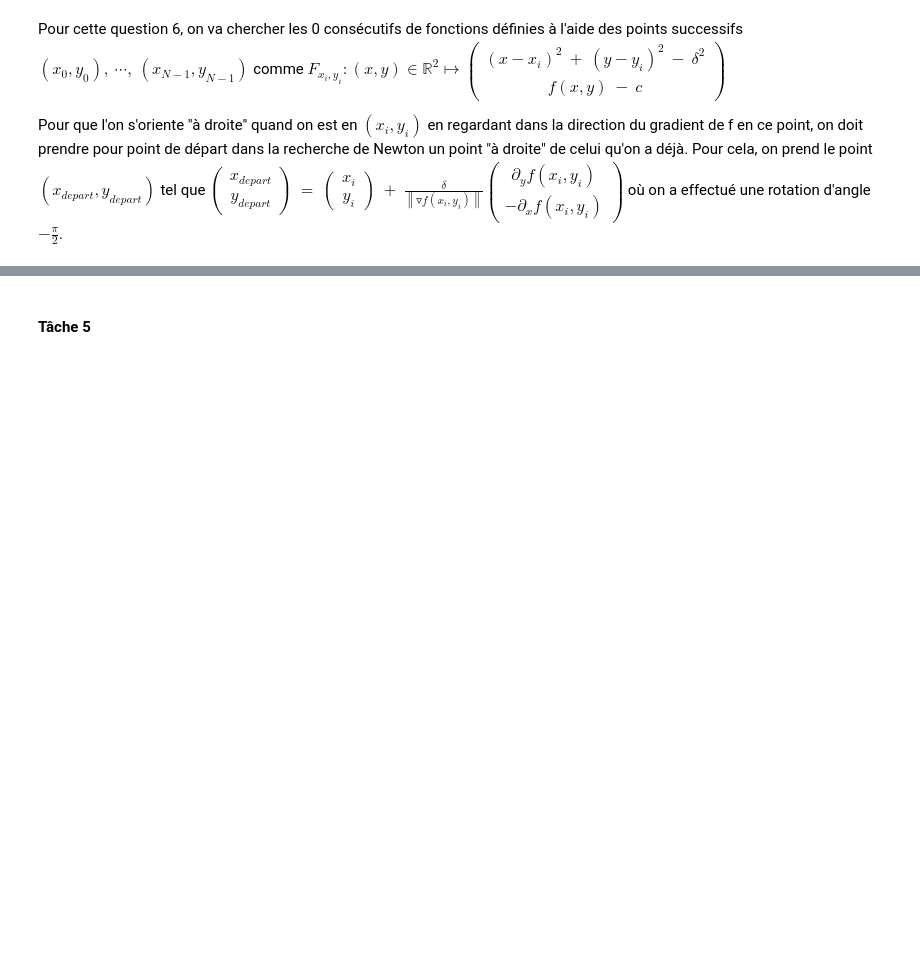
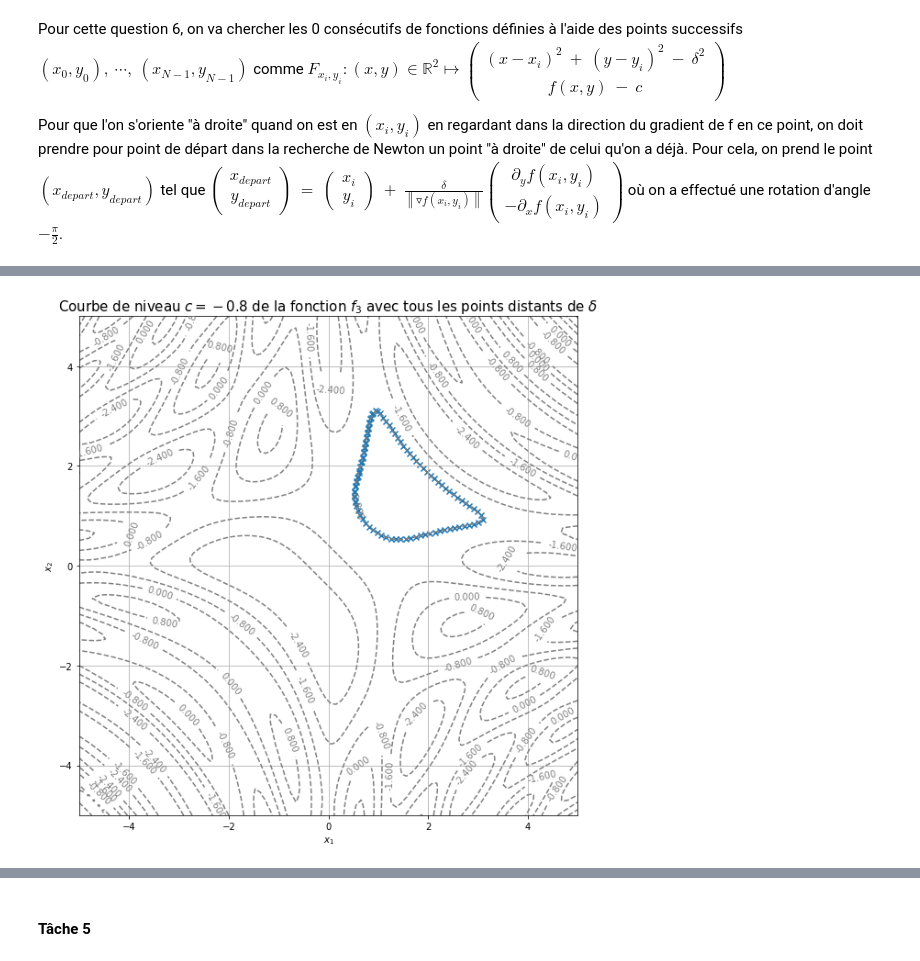
Before and after one commit to MaximeSTUDTER/devoir-courbesdeniveau, a Jupyter notebook: Courbes de niveau - Réponses.ipynb, the cells around one changed output, grey strips where cells are left out. Cells and saved outputs as stored; diff of their text form; code cells hidden in the pictures; blank space fills up the shorter version.

```diff
--- a/Courbes de niveau - Réponses.ipynb
+++ b/Courbes de niveau - Réponses.ipynb
@@ -35,0 +60,3 @@ def J(f):
+# %%
+def f3(x, y):
+    return np.sin(x + y) - np.cos(x * y) - 1 + 0.001 * (x * x + y * y)
@@ -36,3 +71,6 @@ def J(f):
+# %%
+def f3_c(x, y):
+    return np.sin(x + y) - np.cos(x * y) - 1 + 0.001 * (x * x + y * y) + 0.8
 # %% [markdown]
 ## Ensemble de niveaux
 # %% [markdown]
@@ -183,3 +242,16 @@ plt.show()
+# %%
+M = level_curve(f3_c, 1.0, 3.0)
+display_contour(
+    f3,
+    x=np.linspace(-5.0, 5.0, 100),
+    y=np.linspace(-5.0, 5.0, 100),
+    levels=5, # 5 levels, automatically selected
+)
+plt.title('Courbe de niveau $c = -0.8$ de la fonction $f_3$ avec tous les points distants de $\delta$', fontsize = 15)
+plt.scatter(M[0], M[1], marker = 'x')
+plt.show()
+# %% [output]
+[figure, added]
 # %% [markdown]
 ### Bouclage et auto-intersection
 
```
Also changed, not shown: parts of 16 cells of this notebook.
